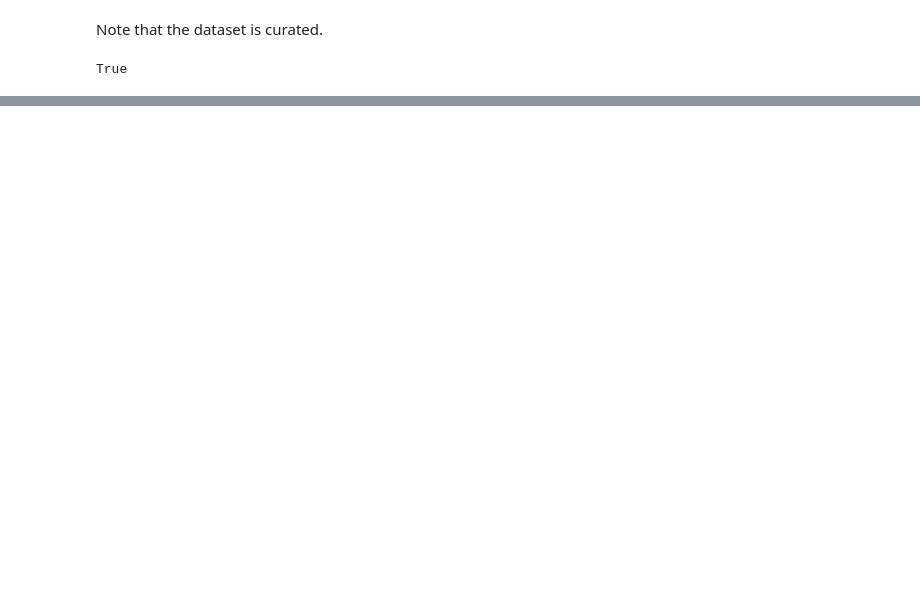
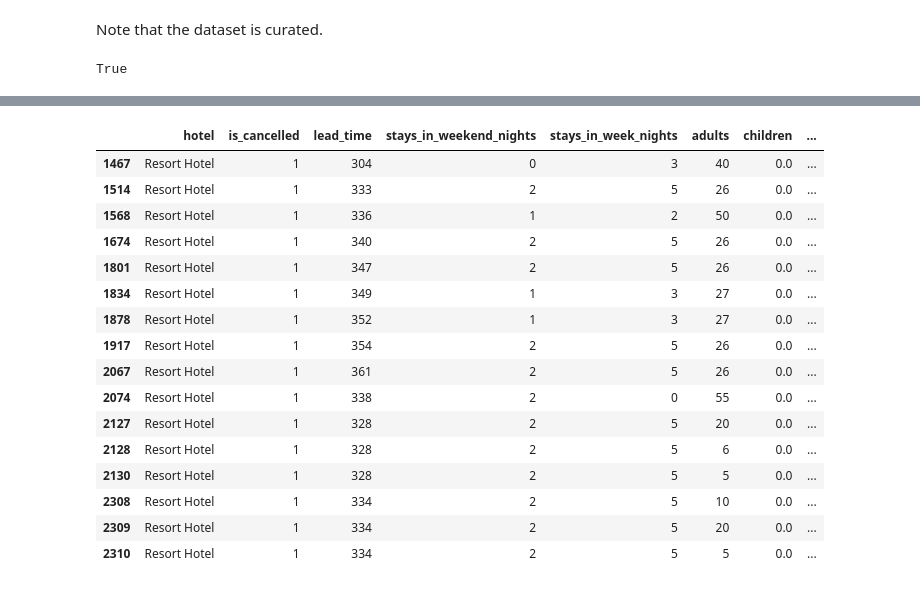
Before and after one commit to lojames/springboard-capstone-project-2, a Jupyter notebook: Capstone 2 Data Wranging.ipynb, the cells around one changed output, grey strips where cells are left out. Saved outputs shown, nothing was run; the diff lists cells and outputs as text; code cells hidden in the pictures; blank space fills up the shorter version.

```diff
--- a/Capstone 2 Data Wranging.ipynb
+++ b/Capstone 2 Data Wranging.ipynb
@@ -21,3 +22,5 @@ import numpy as np
+# %%
+pd.options.display.max_columns = None
 # %% [markdown]
 ## 4. Data Collection
 
@@ -411,0 +496,20 @@ In the case of this dataset, faith must be placed that the id_booking has been c
+# %%
+bookings_cleaned[bookings_cleaned['adults']>4]
+# %% [output]
+|  | hotel | is_cancelled | lead_time | stays_in_weekend_nights | stays_in_week_nights | adults | children | ... |
+| 1467 | Resort Hotel | 1 | 304 | 0 | 3 | 40 | 0.0 | ... |
+| 1514 | Resort Hotel | 1 | 333 | 2 | 5 | 26 | 0.0 | ... |
+| 1568 | Resort Hotel | 1 | 336 | 1 | 2 | 50 | 0.0 | ... |
+| 1674 | Resort Hotel | 1 | 340 | 2 | 5 | 26 | 0.0 | ... |
+| 1801 | Resort Hotel | 1 | 347 | 2 | 5 | 26 | 0.0 | ... |
+| 1834 | Resort Hotel | 1 | 349 | 1 | 3 | 27 | 0.0 | ... |
+| 1878 | Resort Hotel | 1 | 352 | 1 | 3 | 27 | 0.0 | ... |
+| 1917 | Resort Hotel | 1 | 354 | 2 | 5 | 26 | 0.0 | ... |
+| 2067 | Resort Hotel | 1 | 361 | 2 | 5 | 26 | 0.0 | ... |
+| 2074 | Resort Hotel | 1 | 338 | 2 | 0 | 55 | 0.0 | ... |
+| 2127 | Resort Hotel | 1 | 328 | 2 | 5 | 20 | 0.0 | ... |
+| 2128 | Resort Hotel | 1 | 328 | 2 | 5 | 6 | 0.0 | ... |
+| 2130 | Resort Hotel | 1 | 328 | 2 | 5 | 5 | 0.0 | ... |
+| 2308 | Resort Hotel | 1 | 334 | 2 | 5 | 10 | 0.0 | ... |
+| 2309 | Resort Hotel | 1 | 334 | 2 | 5 | 20 | 0.0 | ... |
+| 2310 | Resort Hotel | 1 | 334 | 2 | 5 | 5 | 0.0 | ... |
```
Also changed, not shown: parts of 48 cells of this notebook, 2 other files.
